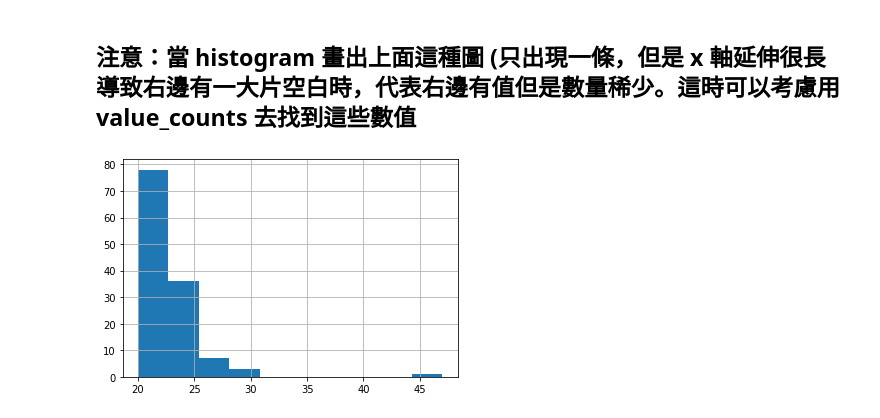
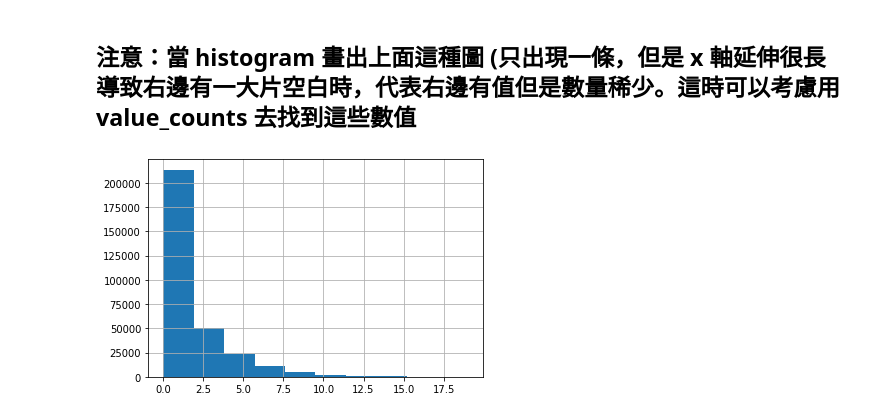
Before and after one commit to hmliao/1st-DL-CVMarathon, a Jupyter notebook: Day_009_HW.ipynb, the cells around one changed output. Cells and saved outputs as stored; diff of their text form; code cells hidden in the pictures.

```diff
--- a/Day_009_HW.ipynb
+++ b/Day_009_HW.ipynb
@@ -240,15 +240,16 @@ Name: OBS_60_CNT_SOCIAL_CIRCLE, dtype: int64
 # %%
 # 把一些極端值暫時去掉，在繪製一次 Histogram
 # 選擇 OBS_60_CNT_SOCIAL_CIRCLE 小於 20 的資料點繪製
 """
 Your Code Here
 """
-greater20 = list(app_train.OBS_60_CNT_SOCIAL_CIRCLE.index[list(app_train.OBS_60_CNT_SOCIAL_CIRCLE>=20)])
-lower100 = list(app_train.OBS_60_CNT_SOCIAL_CIRCLE.index[list(app_train.OBS_60_CNT_SOCIAL_CIRCLE<=100)])
-loc_a = [x for x in lower100 if x in greater20]
+#greater20 = list(app_train.OBS_60_CNT_SOCIAL_CIRCLE.index[list(app_train.OBS_60_CNT_SOCIAL_CIRCLE>=20)])
+#lower100 = list(app_train.OBS_60_CNT_SOCIAL_CIRCLE.index[list(app_train.OBS_60_CNT_SOCIAL_CIRCLE<=100)])
+#loc_a = [x for x in lower100 if x in greater20]
+loc_a = list(app_train.OBS_60_CNT_SOCIAL_CIRCLE.index[list(app_train.OBS_60_CNT_SOCIAL_CIRCLE<20)])
 loc_b = 'OBS_60_CNT_SOCIAL_CIRCLE'
 
 app_train.loc[loc_a, loc_b].hist()
 plt.show()
 # %% [output]
-[figure, old version]
+[figure, new version]
```
